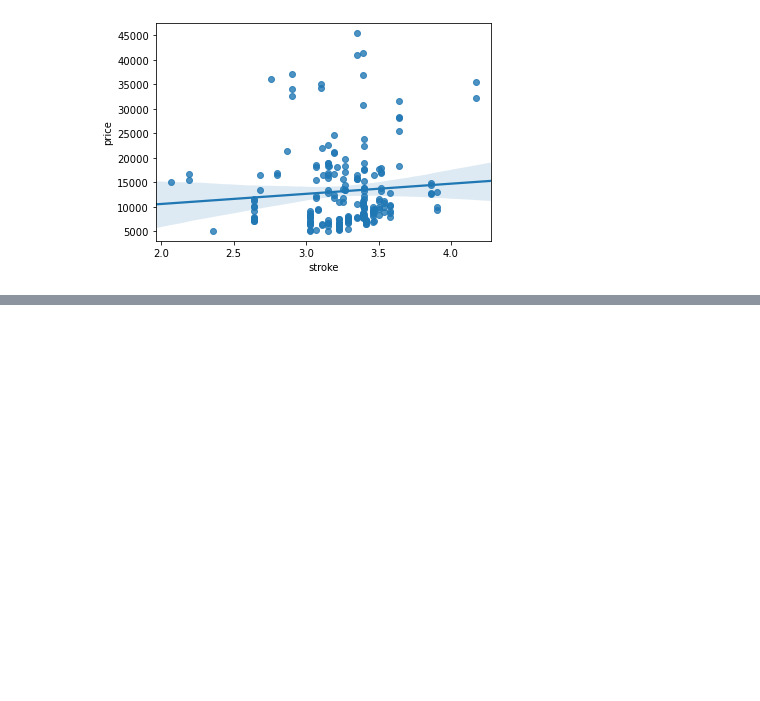
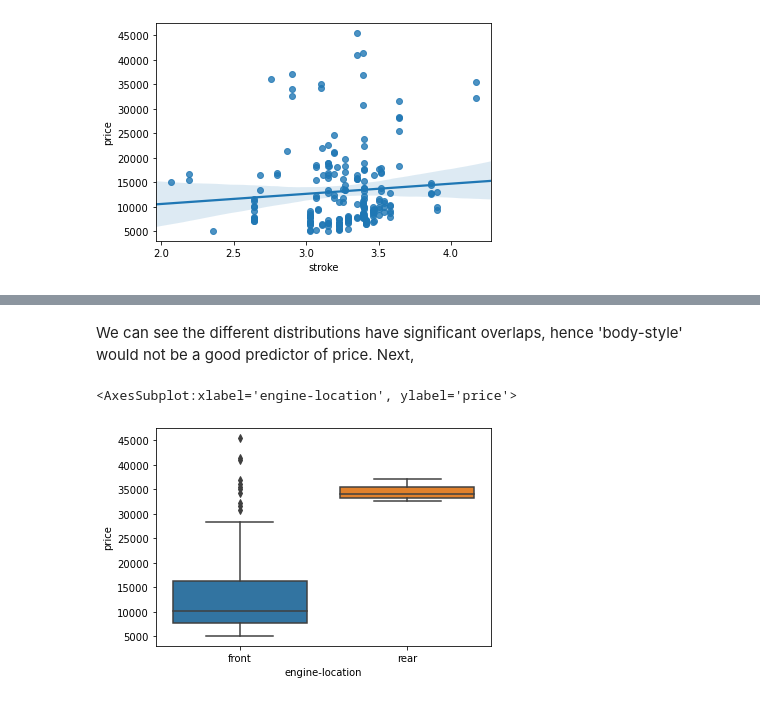
Before and after one commit to MehediEhteshum/CarDataExploratoryAnalysisViz, a Jupyter notebook: CarData-EDA&Viz.ipynb, the cells around one changed output, grey strips where cells are left out. Saved outputs shown, nothing was run; the diff lists cells and outputs as text; code cells hidden in the pictures; blank space fills up the shorter version.

```diff
--- a/CarData-EDA&Viz.ipynb
+++ b/CarData-EDA&Viz.ipynb
@@ -124,0 +132,7 @@ df[["stroke", "price"]].corr()
+# %% [markdown]
+We can see the different distributions have significant overlaps, hence 'body-style' would not be a good predictor of price. Next,
+# %%
+sns.boxplot(x="engine-location", y="price", data=df)
+# %% [output]
+<AxesSubplot:xlabel='engine-location', ylabel='price'>
+[figure, added]
```
Also changed, not shown: parts of 6 cells of this notebook.
